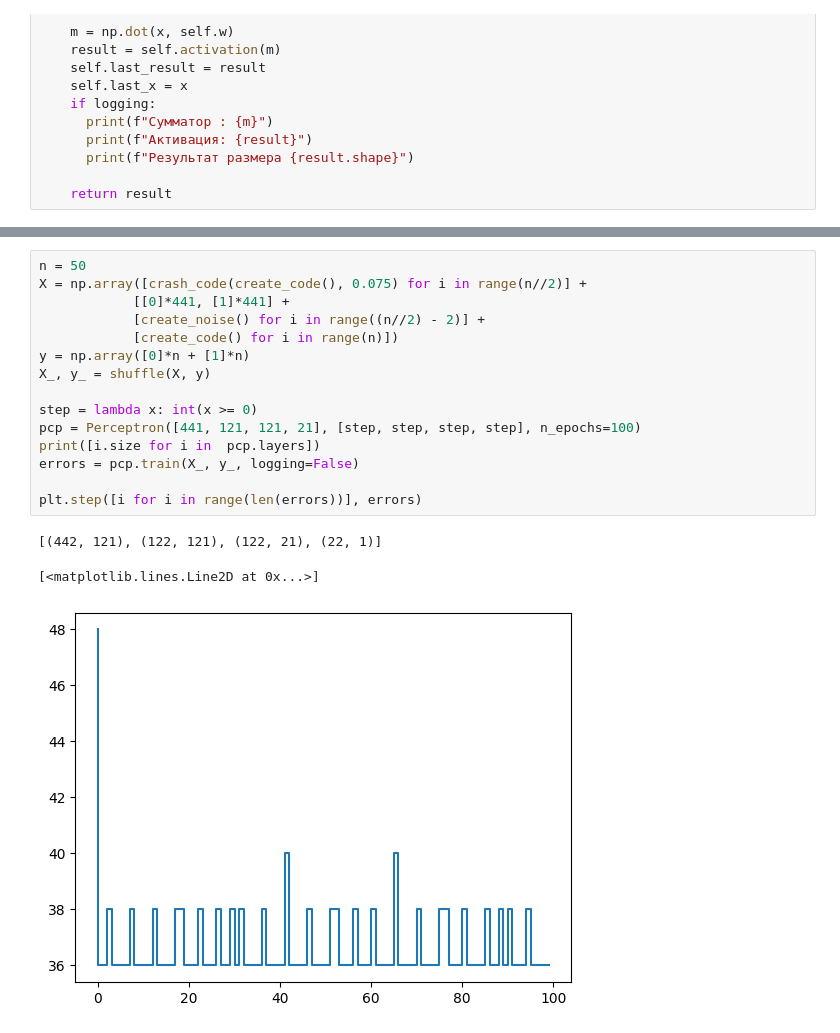
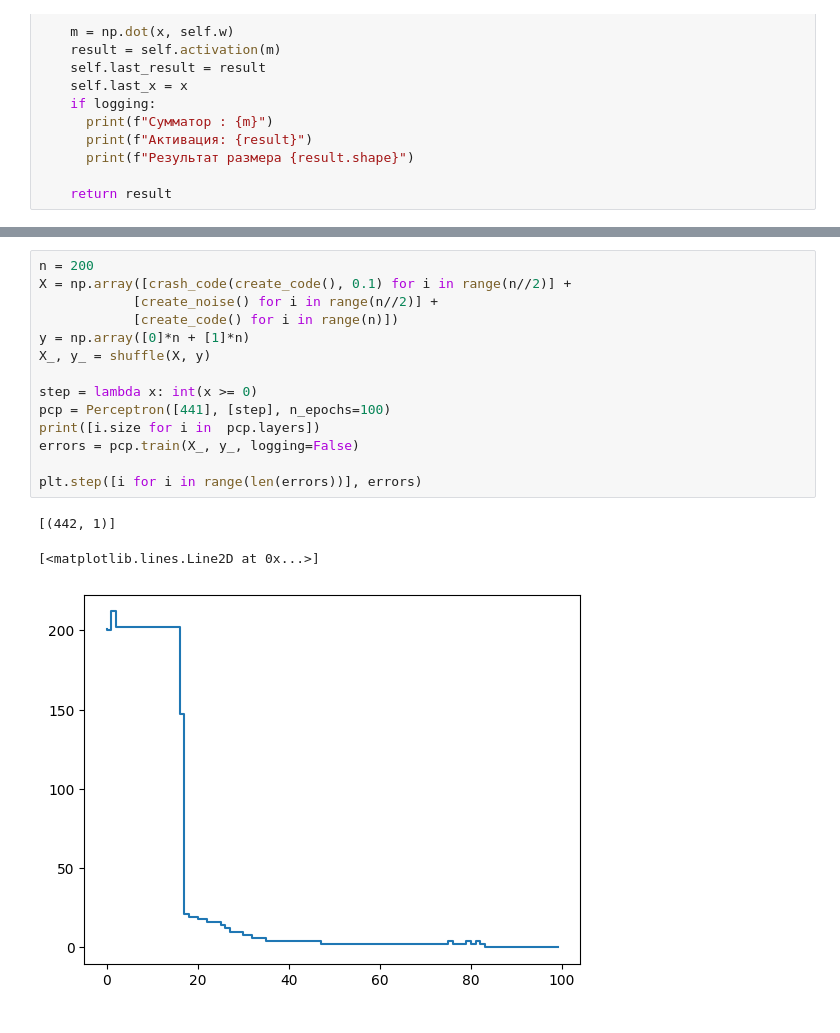
Before and after one commit to J0hnLenin/DL, a Jupyter notebook: DL2.ipynb, the cells around one changed output, grey strips where cells are left out. Drawn from its saved outputs; the diff is of its cells as text.

```diff
--- a/DL2.ipynb
+++ b/DL2.ipynb
@@ -221,19 +228,18 @@ plot_codes(X_val[10:, :], y_true=y_val[10:], y_pred=y_val_pred[10:])
 # %%
-n = 50
-X = np.array([crash_code(create_code(), 0.075) for i in range(n//2)] +
-            [[0]*441, [1]*441] +
-            [create_noise() for i in range((n//2) - 2)] +
+n = 200
+X = np.array([crash_code(create_code(), 0.1) for i in range(n//2)] +
+            [create_noise() for i in range(n//2)] +
             [create_code() for i in range(n)])
 y = np.array([0]*n + [1]*n)
 X_, y_ = shuffle(X, y)
 
 step = lambda x: int(x >= 0)
-pcp = Perceptron([441, 121, 121, 21], [step, step, step, step], n_epochs=100)
+pcp = Perceptron([441], [step], n_epochs=100)
 print([i.size for i in  pcp.layers])
 errors = pcp.train(X_, y_, logging=False)
 
 plt.step([i for i in range(len(errors))], errors)
 # %% [output]
-[(442, 121), (122, 121), (122, 21), (22, 1)]
+[(442, 1)]
 [<matplotlib.lines.Line2D at 0x...>]
-[figure, old version]
+[figure, new version]
```
Also changed, not shown: parts of 18 cells of this notebook.
